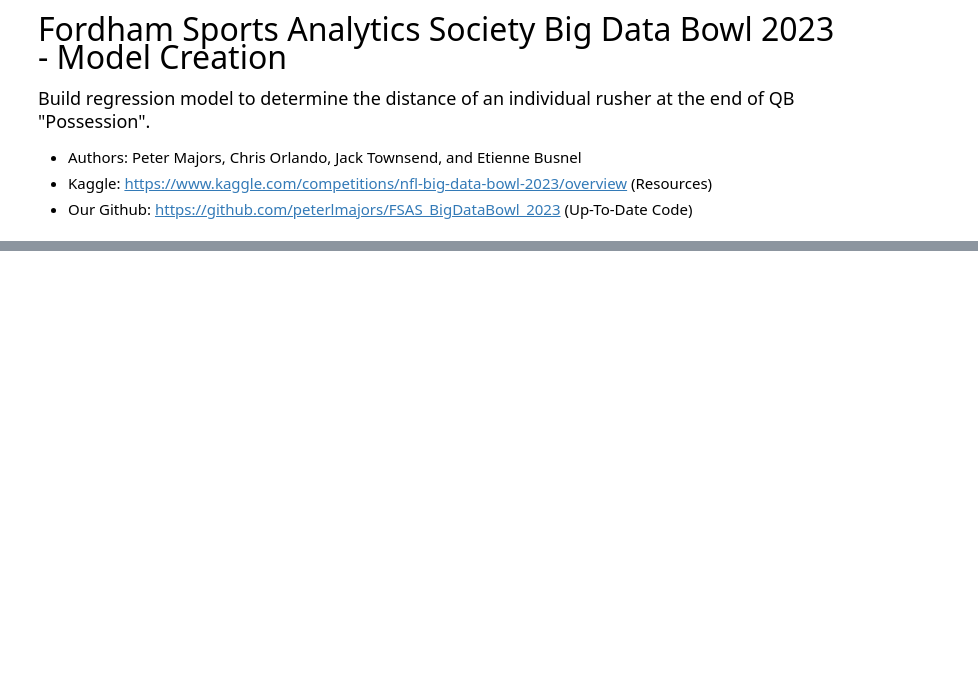
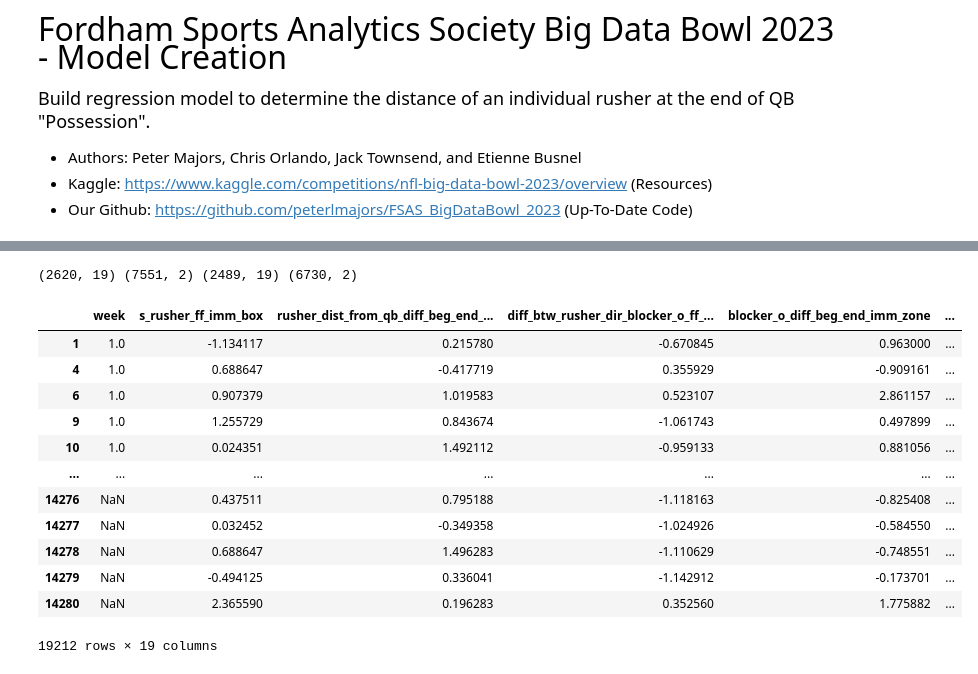
Before and after one commit to peterlmajors/FSAS_BigDataBowl_2023, a Jupyter notebook: Model_Creation.ipynb, the cells around one changed output, grey strips where cells are left out. Saved outputs shown, nothing was run; the diff lists cells and outputs as text; code cells hidden in the pictures; blank space fills up the shorter version.

```diff
--- a/Model_Creation.ipynb
+++ b/Model_Creation.ipynb
@@ -50,0 +144,12 @@ df.head()
+# %%
+#Scaling On Tackles Data
+
+#Standardize Continuous Values Around The Mean of 0
+scaler = StandardScaler()
+df_s_t = scaler.fit_transform(df_t[df_features_cont])
+
+#Turn It Back Into A Data Frame And Return Column Names
+df_s_t = pd.DataFrame(df_s_t)
+df_s_t.columns = df_features_cont
+
+df_s_t = pd.concat([df_t[df_features_non_cont].reset_index(drop = True), df_s_t], axis = 1)
@@ -50,0 +182,41 @@ df.head()
+# %%
+#Prepare Features and Test/Train
+
+#Import The Standardized Tackle Data
+X_t = df_s_t[df_features]
+y_t = df_t[df_target]
+
+#Split Data By First Half/Second Half Of The Weeks To Make Model Interpretable Among Other Metrics
+
+#Find Plays For Weeks 1-4 and 5-8
+df_t_weeks = pd.DataFrame(df_t['week'])
+df_t_weeks_1_4 = df_t_weeks[df_t_weeks.week < 5]
+df_t_weeks_5_8 = df_t_weeks[df_t_weeks.week > 4]
+
+#Merge Onto The X and y to Make Training Data
+X_train = pd.concat([df_t_weeks_1_4, X_t], axis = 1, join = 'inner')
+y_train = pd.concat([df_t_weeks_1_4, y_t], axis = 1, join = 'inner')
+
+#Merge Onto The X and y to Make Test Data
+X_test = pd.concat([df_t_weeks_5_8, X_t], axis = 1, join = 'inner')
+y_test = pd.concat([df_t_weeks_5_8, y_t], axis = 1, join = 'inner')
+
+print(X_train.shape, y_train.shape, X_test.shape, y_test.shape)
+# %% [output]
+(2620, 19) (7551, 2) (2489, 19) (6730, 2)
+# %%
+X_train
+# %% [output]
+|  | week | s_rusher_ff_imm_box | rusher_dist_from_qb_diff_beg_end_... | diff_btw_rusher_dir_blocker_o_ff_... | blocker_o_diff_beg_end_imm_zone | ... |
+| 1 | 1.0 | -1.134117 | 0.215780 | -0.670845 | 0.963000 | ... |
+| 4 | 1.0 | 0.688647 | -0.417719 | 0.355929 | -0.909161 | ... |
+| 6 | 1.0 | 0.907379 | 1.019583 | 0.523107 | 2.861157 | ... |
+| 9 | 1.0 | 1.255729 | 0.843674 | -1.061743 | 0.497899 | ... |
+| 10 | 1.0 | 0.024351 | 1.492112 | -0.959133 | 0.881056 | ... |
+| ... | ... | ... | ... | ... | ... | ... |
+| 14276 | NaN | 0.437511 | 0.795188 | -1.118163 | -0.825408 | ... |
+| 14277 | NaN | 0.032452 | -0.349358 | -1.024926 | -0.584550 | ... |
+| 14278 | NaN | 0.688647 | 1.496283 | -1.110629 | -0.748551 | ... |
+| 14279 | NaN | -0.494125 | 0.336041 | -1.142912 | -0.173701 | ... |
+| 14280 | NaN | 2.365590 | 0.196283 | 0.352560 | 1.775882 | ... |
+19212 rows × 19 columns
```
Also changed, not shown: parts of 31 cells of this notebook, 4 other files.
